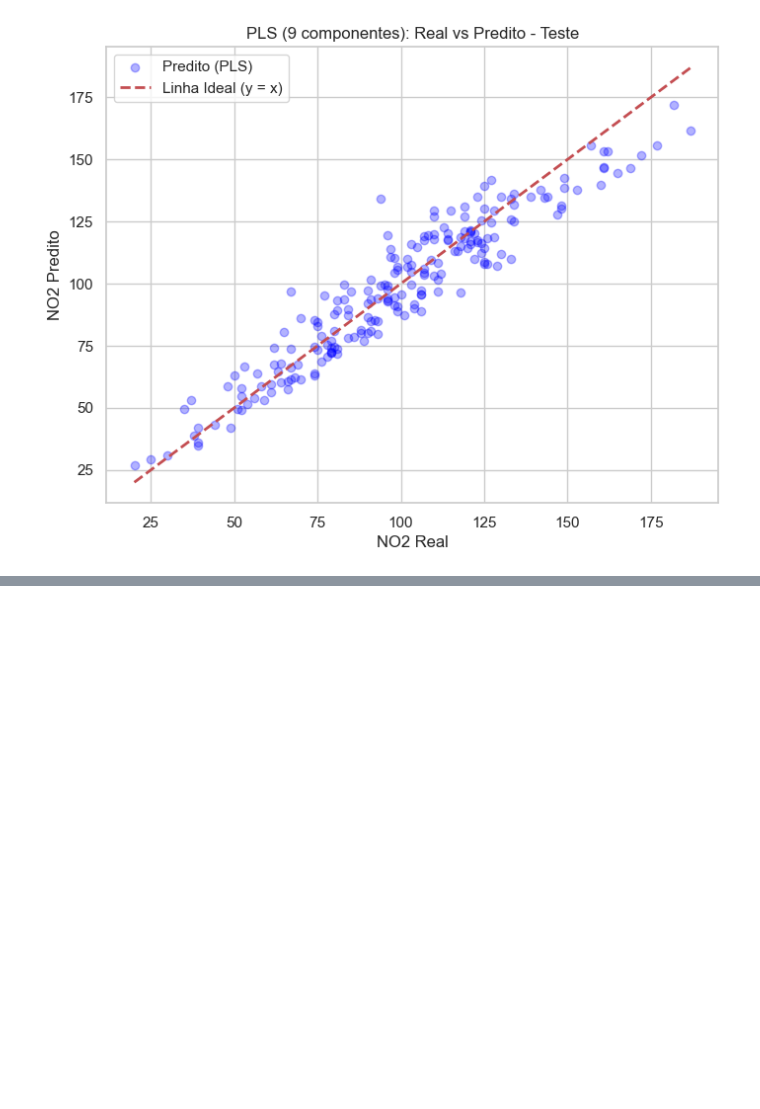
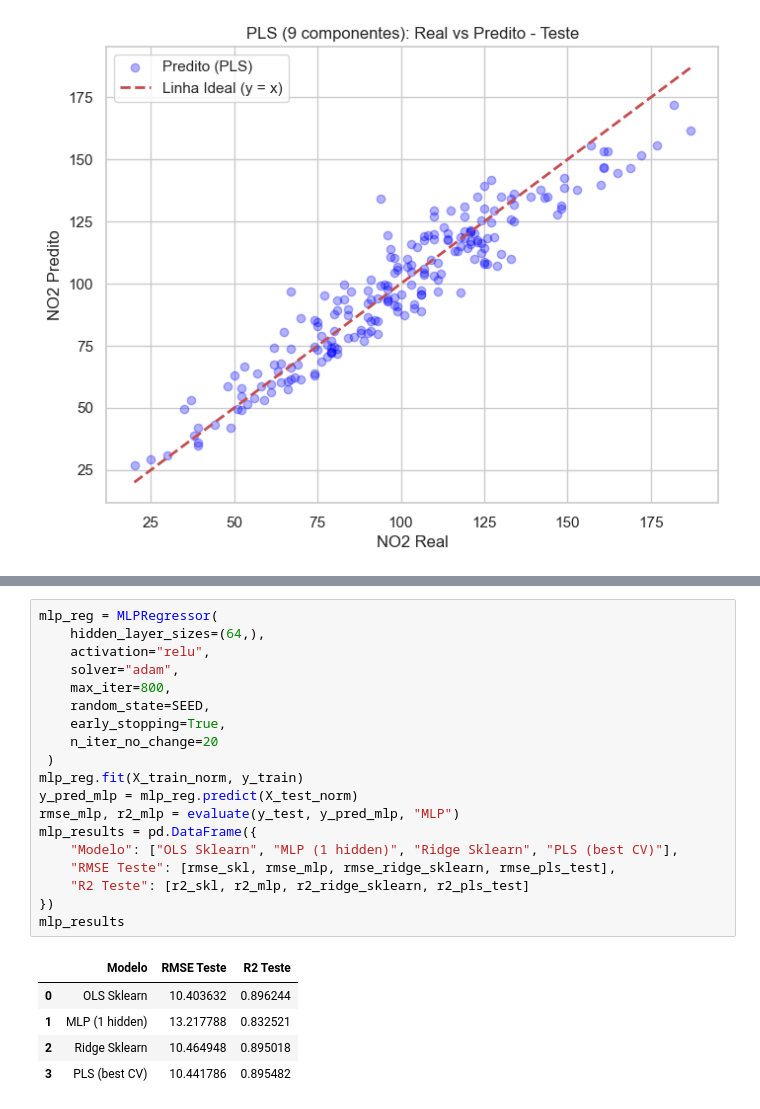
Before and after one commit to diego-nac/ica-homeworks, a Jupyter notebook: homework2/code.ipynb, the cells around one changed output, grey strips where cells are left out. Cells and saved outputs as stored; diff of their text form; blank space fills up the shorter version.

```diff
--- a/homework2/code.ipynb
+++ b/homework2/code.ipynb
@@ -734,0 +760,25 @@ plt.show()
+# %%
+mlp_reg = MLPRegressor(
+    hidden_layer_sizes=(64,),
+    activation="relu",
+    solver="adam",
+    max_iter=800,
+    random_state=SEED,
+    early_stopping=True,
+    n_iter_no_change=20
+ )
+mlp_reg.fit(X_train_norm, y_train)
+y_pred_mlp = mlp_reg.predict(X_test_norm)
+rmse_mlp, r2_mlp = evaluate(y_test, y_pred_mlp, "MLP")
+mlp_results = pd.DataFrame({
+    "Modelo": ["OLS Sklearn", "MLP (1 hidden)", "Ridge Sklearn", "PLS (best CV)"],
+    "RMSE Teste": [rmse_skl, rmse_mlp, rmse_ridge_sklearn, rmse_pls_test],
+    "R2 Teste": [r2_skl, r2_mlp, r2_ridge_sklearn, r2_pls_test]
+})
+mlp_results
+# %% [output]
+|  | Modelo | RMSE Teste | R2 Teste |
+| 0 | OLS Sklearn | 10.403632 | 0.896244 |
+| 1 | MLP (1 hidden) | 13.217788 | 0.832521 |
+| 2 | Ridge Sklearn | 10.464948 | 0.895018 |
+| 3 | PLS (best CV) | 10.441786 | 0.895482 |
```
Also changed, not shown: parts of 10 cells of this notebook, 2 other files.
